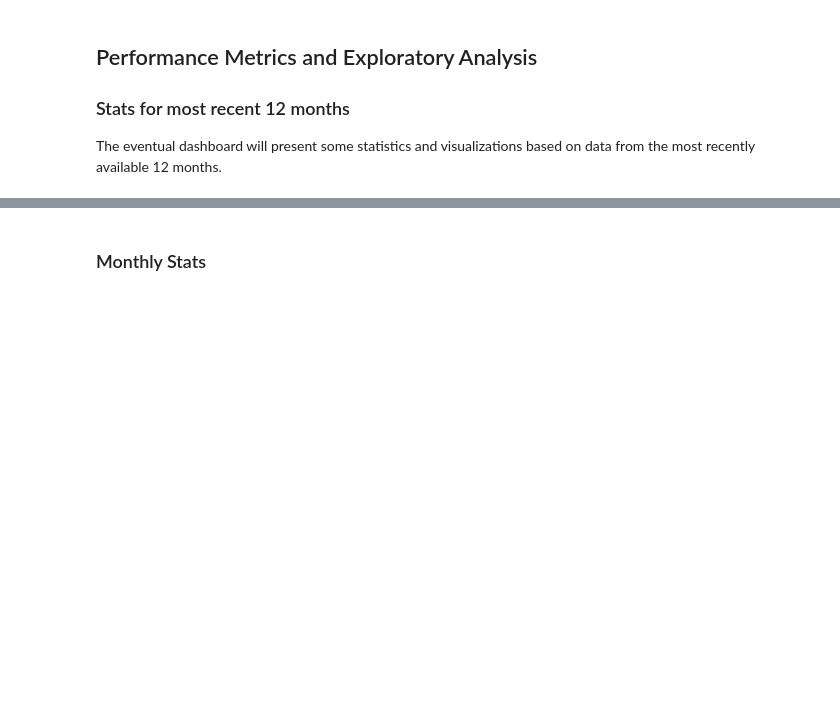
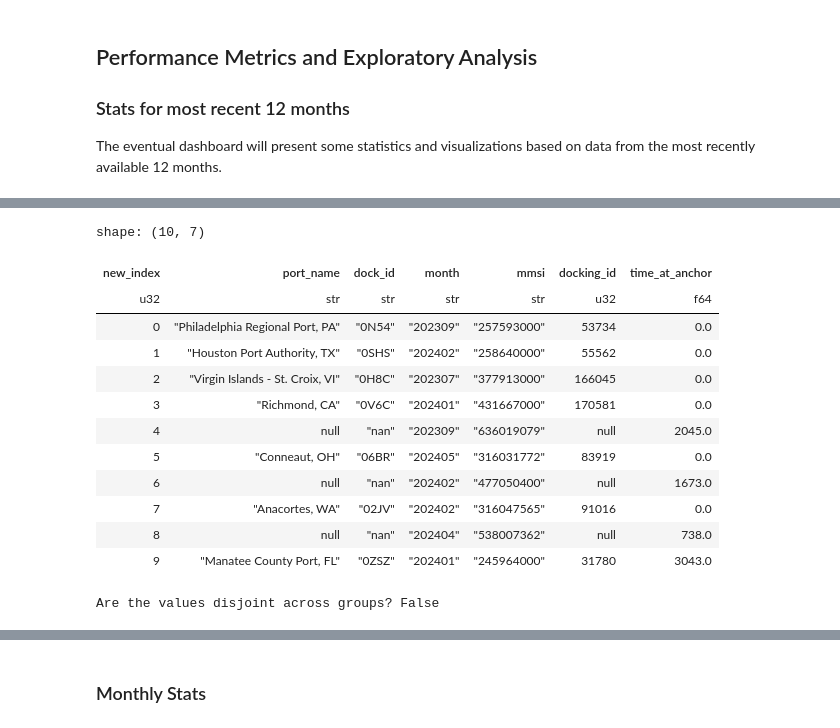
Before and after one commit to epistemetrica/Port-Performance-Project, a Jupyter notebook: performance_metrics.ipynb, the cells around one changed output, grey strips where cells are left out. Saved outputs shown, nothing was run; the diff lists cells and outputs as text; code cells hidden in the pictures; blank space fills up the shorter version.

```diff
--- a/performance_metrics.ipynb
+++ b/performance_metrics.ipynb
@@ -395,0 +393,16 @@ shape: (9, 33)
+# %%
+df.with_row_index('new_index').head(10)
+# %% [output]
+shape: (10, 7)
+| new_index | port_name | dock_id | month | mmsi | docking_id | time_at_anchor |
+| u32 | str | str | str | str | u32 | f64 |
+| 0 | "Philadelphia Regional Port, PA" | "0N54" | "202309" | "257593000" | 53734 | 0.0 |
+| 1 | "Houston Port Authority, TX" | "0SHS" | "202402" | "258640000" | 55562 | 0.0 |
+| 2 | "Virgin Islands - St. Croix, VI" | "0H8C" | "202307" | "377913000" | 166045 | 0.0 |
+| 3 | "Richmond, CA" | "0V6C" | "202401" | "431667000" | 170581 | 0.0 |
+| 4 | null | "nan" | "202309" | "636019079" | null | 2045.0 |
+| 5 | "Conneaut, OH" | "06BR" | "202405" | "316031772" | 83919 | 0.0 |
+| 6 | null | "nan" | "202402" | "477050400" | null | 1673.0 |
+| 7 | "Anacortes, WA" | "02JV" | "202402" | "316047565" | 91016 | 0.0 |
+| 8 | null | "nan" | "202404" | "538007362" | null | 738.0 |
+| 9 | "Manatee County Port, FL" | "0ZSZ" | "202401" | "245964000" | 31780 | 3043.0 |
@@ -396,3 +420,38 @@ shape: (9, 33)
+# %%
+df = (
+    #convert main gdf to polars
+    pl.DataFrame(
+        main_gdf.drop(['geometry', 'geometry_port', 'geometry_dock'], axis=1)
+    )
+    #filter to most recent 12 months
+    .filter(pl.col('time')>= year_before)
+    #ensure sorting
+    .sort(['mmsi', 'time'])
+    #create row index (for identifying docking events)
+    .with_row_index('docking_id')
+    .with_columns(
+        #create docking event id
+        docking_id = (
+            pl.when(pl.col('status')==5)
+            .then(pl.col('docking_id'))
+            .otherwise(pl.lit(None))
+            #.backward_fill().over('mmsi')
+        )
+    )
+)
+
+#check for disjoint docking ids across vessels (code from chatgpt)
+# Step 1: Group by 'group_column' and collect 'value_column' as sets
+grouped = df.group_by("mmsi").agg(
+    pl.col("docking_id").unique().alias("value_set")
+)
+# Step 2: Convert the value sets to Python lists
+all_value_sets = [set(values) for values in grouped["value_set"].to_list()]
+# Step 3: Check for intersections between all pairs of sets
+are_disjoint = not any(set1 & set2 for i, set1 in enumerate(all_value_sets) for set2 in all_value_sets[i + 1:])
+print(f"Are the values disjoint across groups? {are_disjoint}")
+# %% [output]
+Are the values disjoint across groups? False
 # %%
 #create docks stats for most recent 12 months
 dockstats_last12months_gdf = (
```
Also changed, not shown: parts of 6 cells of this notebook.
